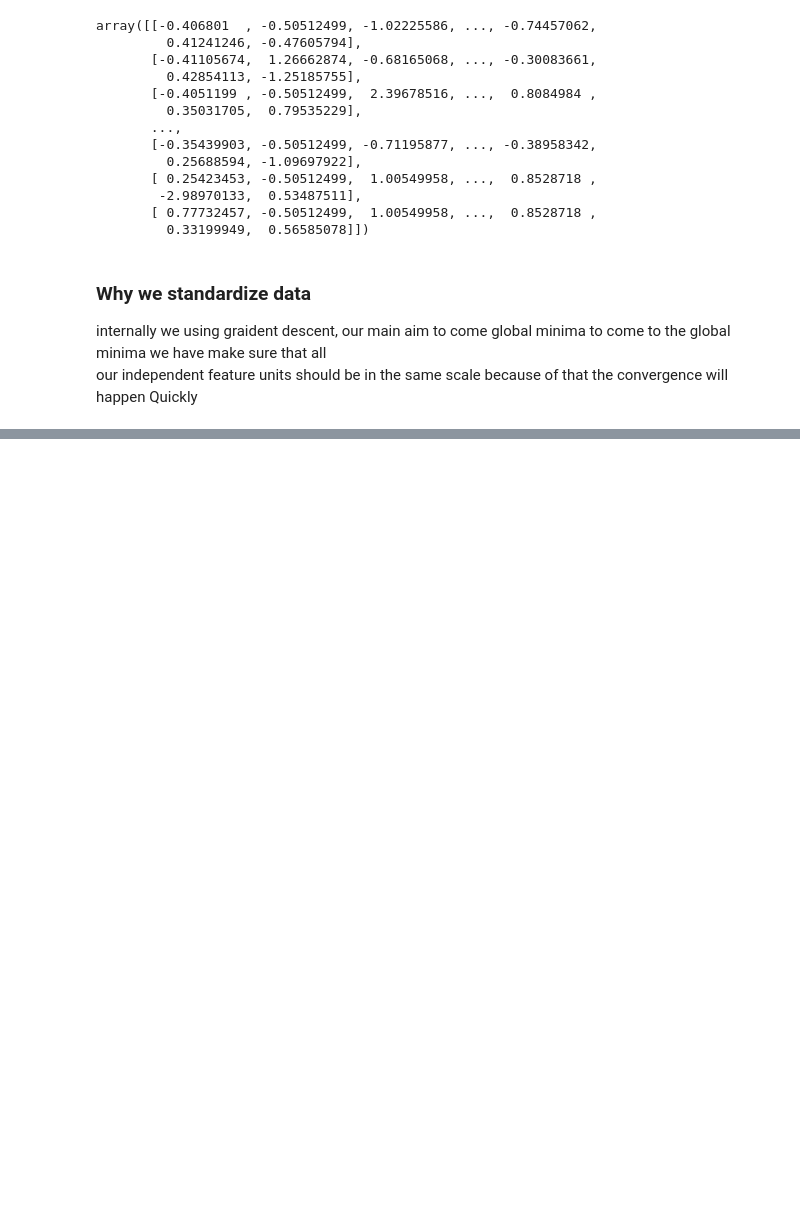
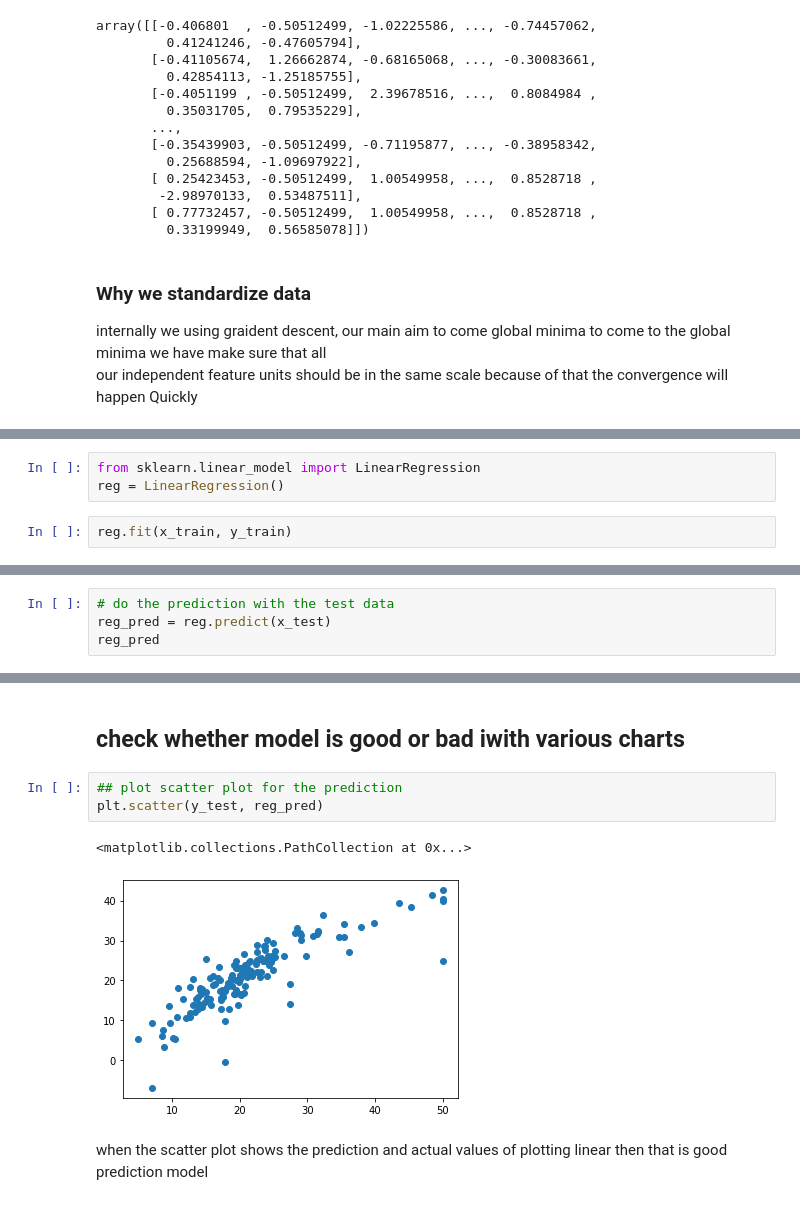
Before and after one commit to NageWC1/Linear_Regression_With_Docker, a Jupyter notebook: Linear Regression With Docker.ipynb, the cells around one changed output, grey strips where cells are left out. Drawn from its saved outputs; the diff is of its cells as text; blank space fills up the shorter version.

Commit message:
Buidl the model and check the performance with residuals and plot that into charts , and also checked model performance with metrics methods

```diff
--- a/Linear Regression With Docker.ipynb
+++ b/Linear Regression With Docker.ipynb
@@ -422,0 +425,5 @@ units should be in the same scale because of that the convergence will happen Qu
+# %%
+from sklearn.linear_model import LinearRegression
+reg = LinearRegression()
+# %%
+reg.fit(x_train, y_train)
@@ -422,0 +459,4 @@ units should be in the same scale because of that the convergence will happen Qu
+# %%
+# do the prediction with the test data
+reg_pred = reg.predict(x_test)
+reg_pred
@@ -422,0 +481,10 @@ units should be in the same scale because of that the convergence will happen Qu
+# %% [markdown]
+## check whether model is good or bad iwith various charts
+# %%
+## plot scatter plot for the prediction
+plt.scatter(y_test, reg_pred)
+# %% [output]
+<matplotlib.collections.PathCollection at 0x...>
+[figure, added]
+# %% [markdown]
+when the scatter plot shows the prediction and actual values of plotting linear then that is good prediction model
```
Also changed, not shown: parts of 15 cells of this notebook.
